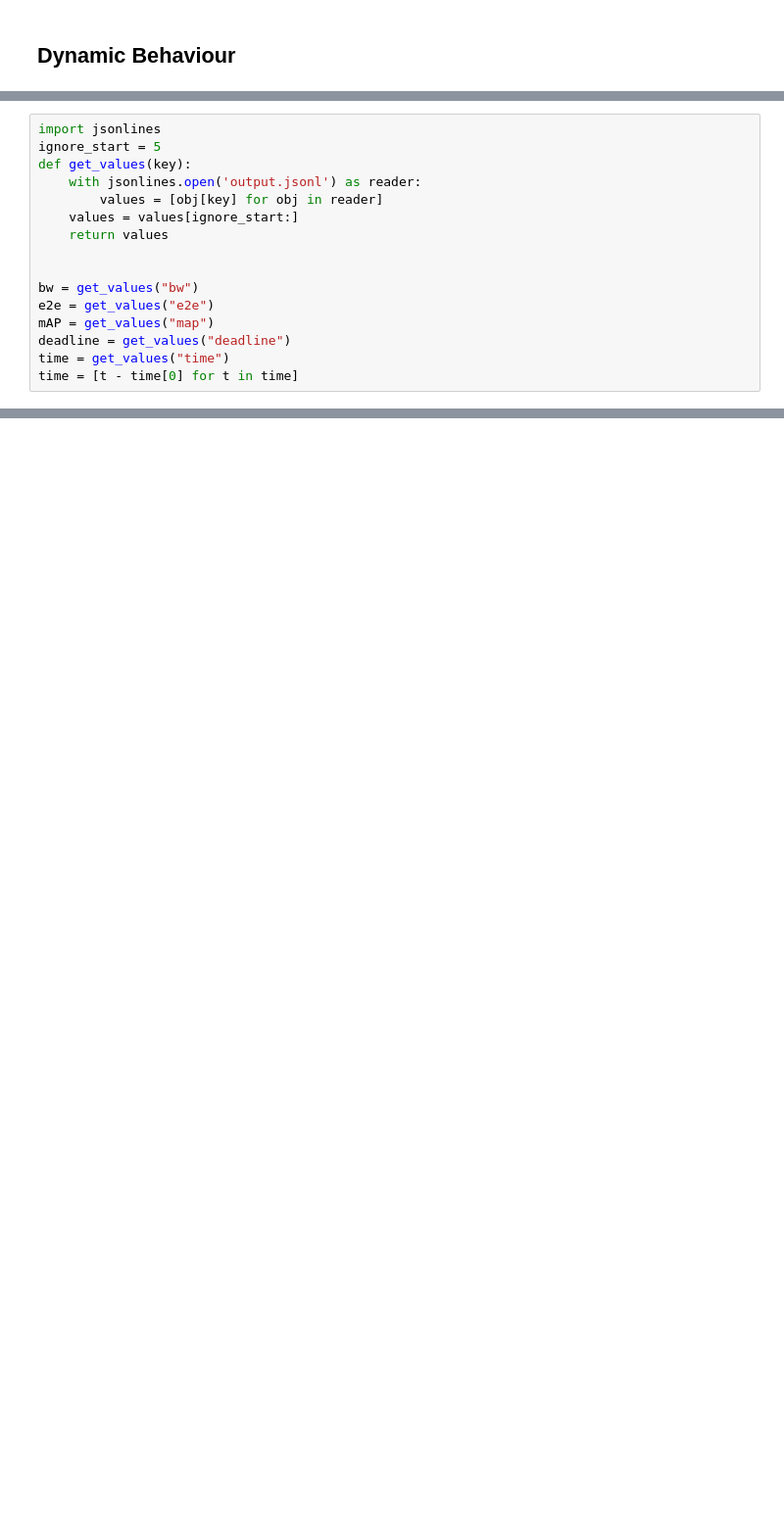
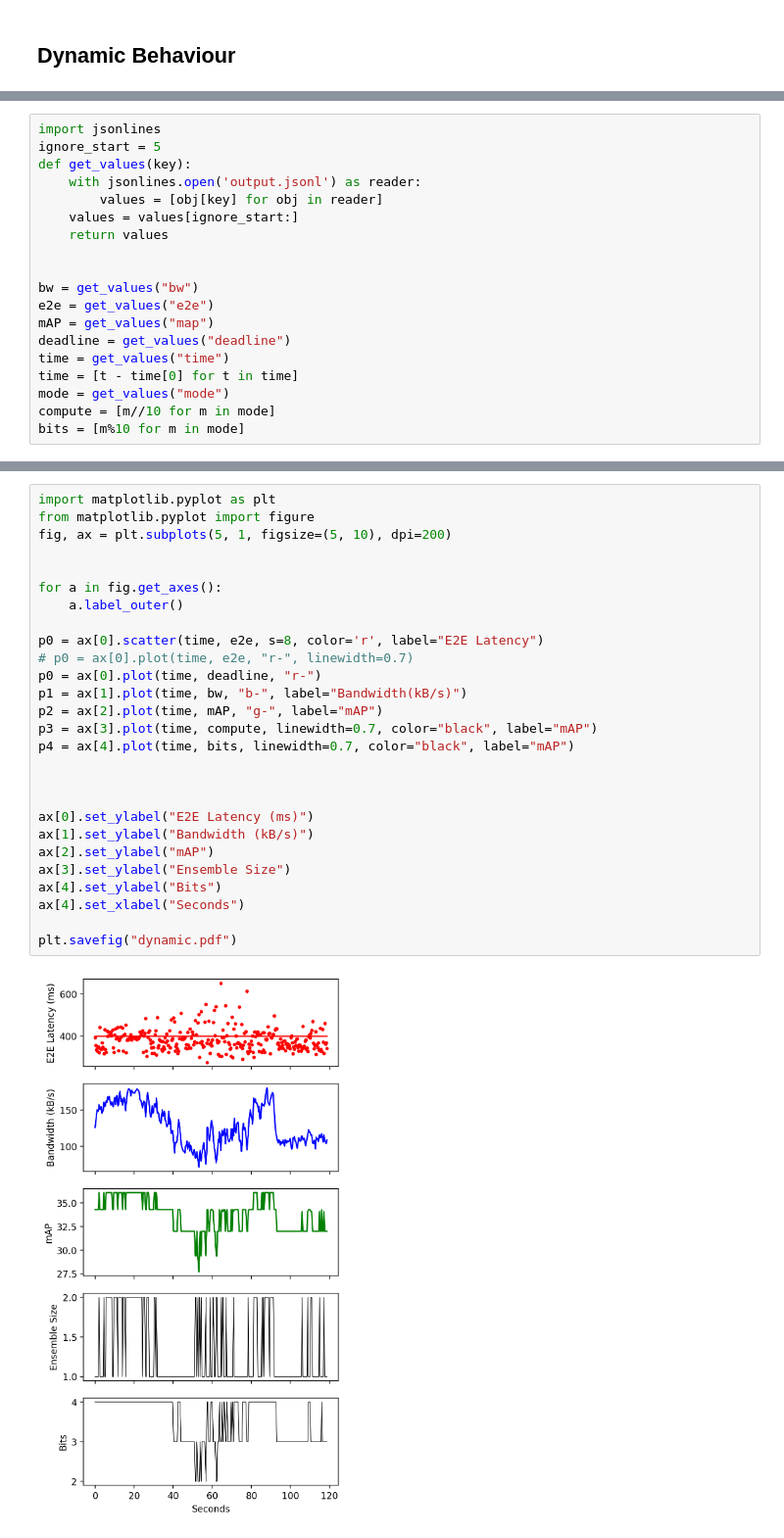
Before and after one commit to jsiloto/adaptive-cod-on-device, a Jupyter notebook: results/plots.ipynb, the cells around one changed output, grey strips where cells are left out. Shown at 98% size. Cells and saved outputs as stored; diff of their text form; blank space fills up the shorter version.

```diff
--- a/results/plots.ipynb
+++ b/results/plots.ipynb
@@ -71,3 +72,6 @@ mAP = get_values("map")
 deadline = get_values("deadline")
 time = get_values("time")
 time = [t - time[0] for t in time]
+mode = get_values("mode")
+compute = [m//10 for m in mode]
+bits = [m%10 for m in mode]
@@ -113,0 +78,29 @@ ax.tick_params(axis='x', **tkw)
+# %%
+import matplotlib.pyplot as plt
+from matplotlib.pyplot import figure
+fig, ax = plt.subplots(5, 1, figsize=(5, 10), dpi=200)
+
+
+for a in fig.get_axes():
+    a.label_outer()
+
+p0 = ax[0].scatter(time, e2e, s=8, color='r', label="E2E Latency")
+# p0 = ax[0].plot(time, e2e, "r-", linewidth=0.7)
+p0 = ax[0].plot(time, deadline, "r-")
+p1 = ax[1].plot(time, bw, "b-", label="Bandwidth(kB/s)")
+p2 = ax[2].plot(time, mAP, "g-", label="mAP")
+p3 = ax[3].plot(time, compute, linewidth=0.7, color="black", label="mAP")
+p4 = ax[4].plot(time, bits, linewidth=0.7, color="black", label="mAP")
+
+
+
+ax[0].set_ylabel("E2E Latency (ms)")
+ax[1].set_ylabel("Bandwidth (kB/s)")
+ax[2].set_ylabel("mAP")
+ax[3].set_ylabel("Ensemble Size")
+ax[4].set_ylabel("Bits")
+ax[4].set_xlabel("Seconds")
+
+plt.savefig("dynamic.pdf")
+# %% [output]
+[figure, added]
```
Also changed, not shown: parts of 4 cells of this notebook.
